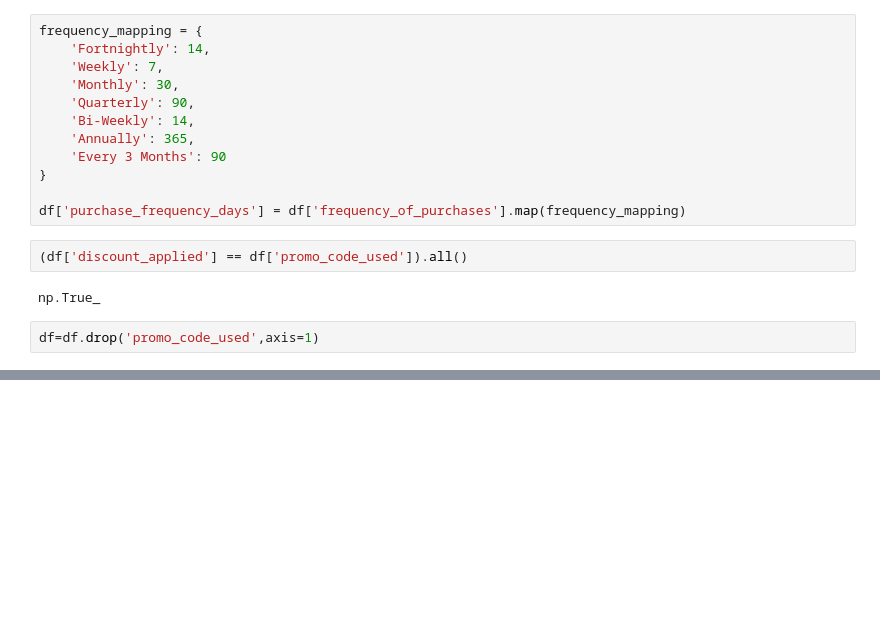
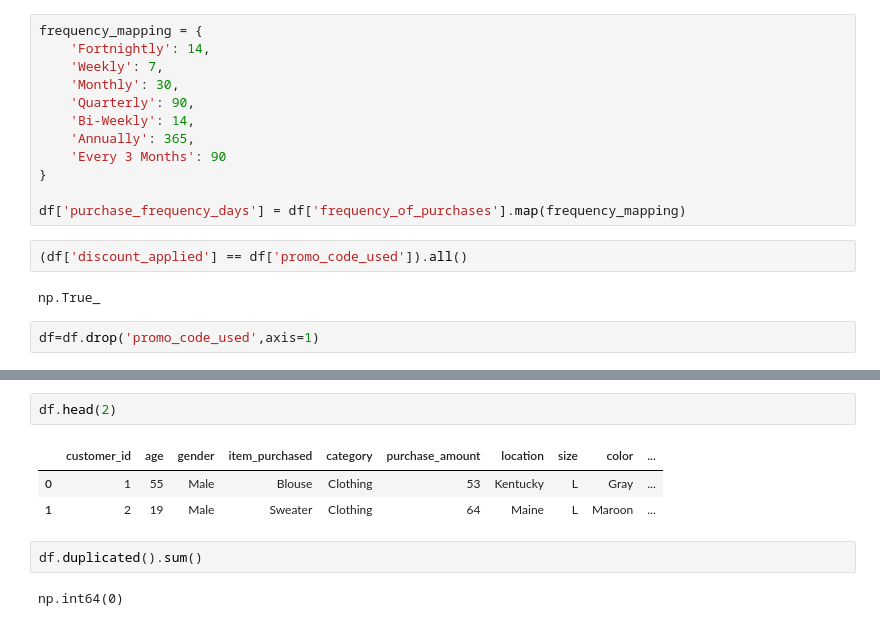
Before and after one commit to rohithxo/sales-analysis-end-to-end, a Jupyter notebook: scripts/data_cleaning.ipynb, the cells around one changed output, grey strips where cells are left out. Drawn from its saved outputs; the diff is of its cells as text; blank space fills up the shorter version.

```diff
--- a/scripts/data_cleaning.ipynb
+++ b/scripts/data_cleaning.ipynb
@@ -162,0 +239,10 @@ df.to_csv("data/processed/cleaned_sales.csv", index=False)
+# %%
+df.head(2)
+# %% [output]
+|  | customer_id | age | gender | item_purchased | category | purchase_amount | location | size | color | ... |
+| 0 | 1 | 55 | Male | Blouse | Clothing | 53 | Kentucky | L | Gray | ... |
+| 1 | 2 | 19 | Male | Sweater | Clothing | 64 | Maine | L | Maroon | ... |
+# %%
+df.duplicated().sum()
+# %% [output]
+np.int64(0)
```
Also changed, not shown: parts of 10 cells of this notebook, 1 other file.
